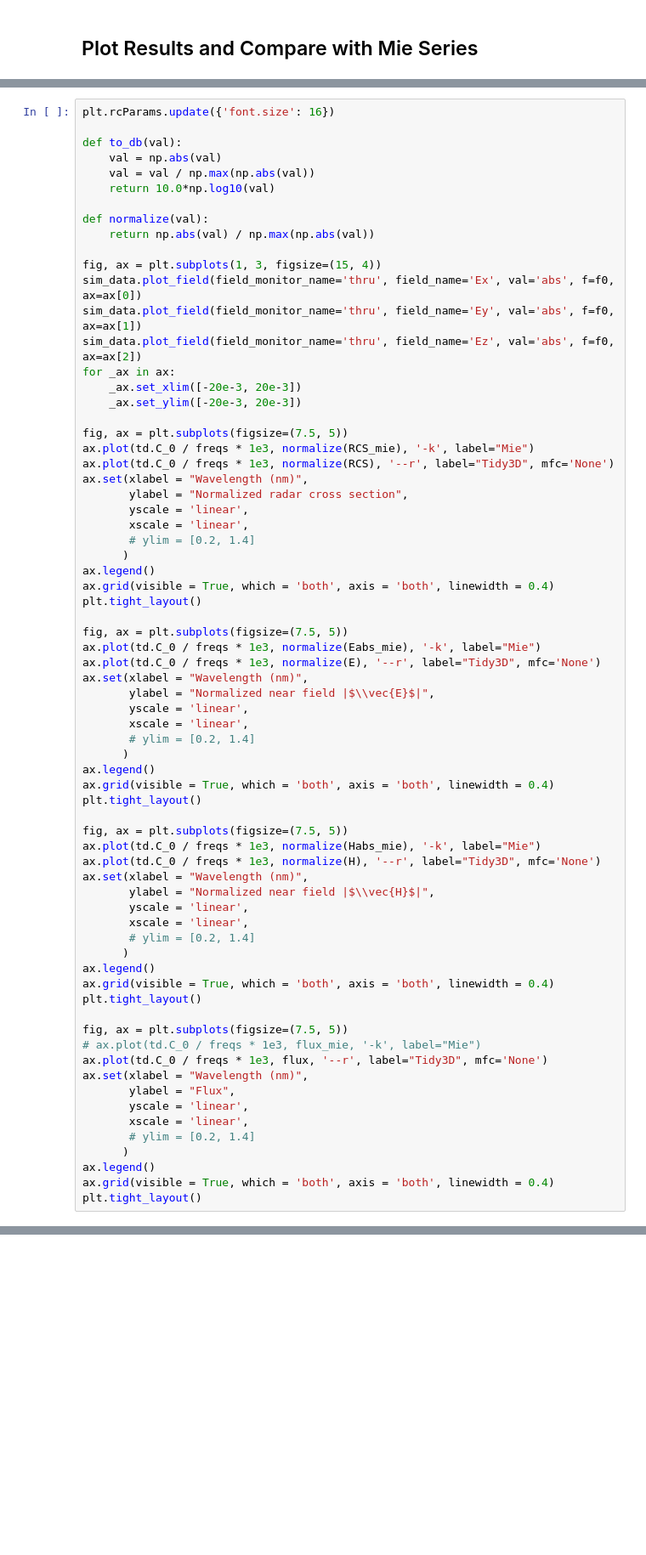
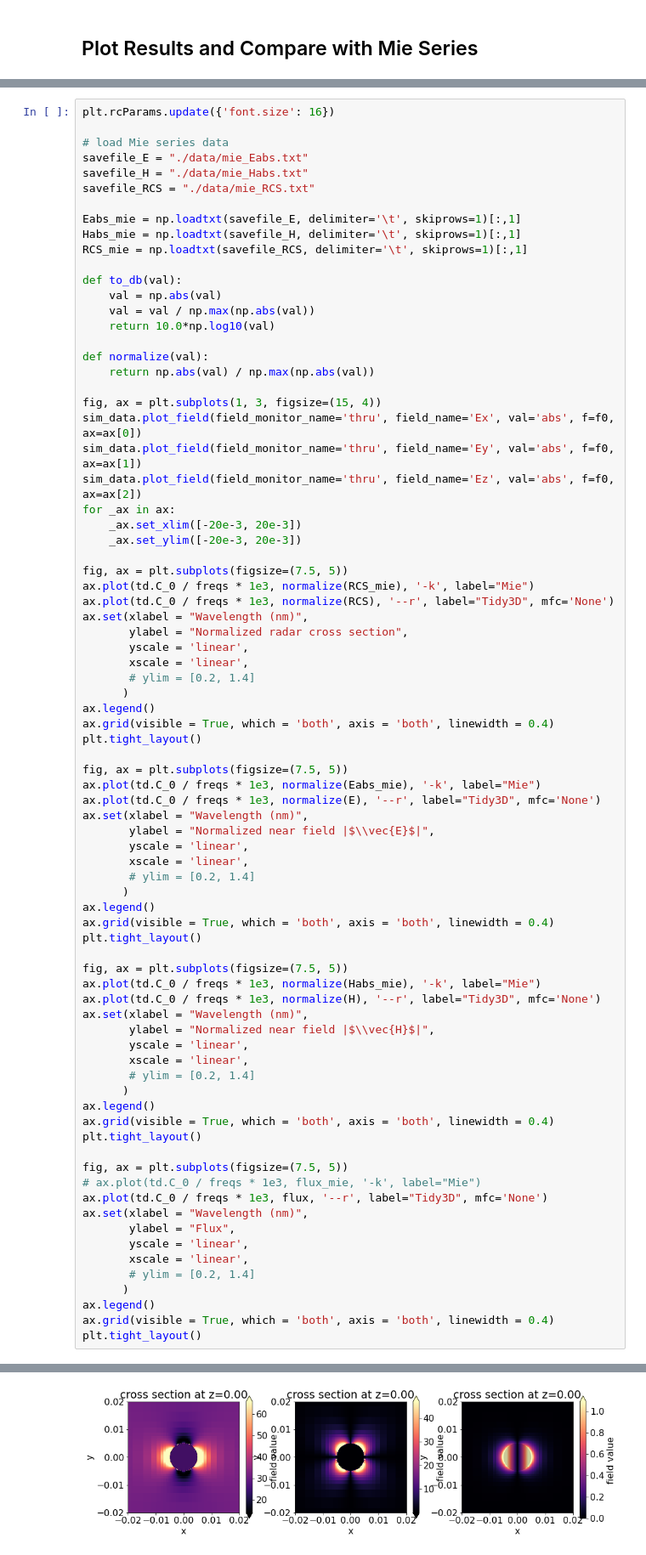
Before and after one commit to flexcompute-readthedocs/tidy3d-docs, a Jupyter notebook: docs/source/extra_examples/PlasmonicNanoparticle.ipynb, the cells around one changed output, grey strips where cells are left out. Shown at 85% size. Saved outputs shown, nothing was run; the diff lists cells and outputs as text; blank space fills up the shorter version.

Commit message:
updated plasmonic sphere notebook intro, added mie data as text files

```diff
--- a/docs/source/extra_examples/PlasmonicNanoparticle.ipynb
+++ b/docs/source/extra_examples/PlasmonicNanoparticle.ipynb
@@ -323,5 +261,14 @@ for f in freqs:
 # %%
 plt.rcParams.update({'font.size': 16})
+
+# load Mie series data
+savefile_E = "./data/mie_Eabs.txt"
+savefile_H = "./data/mie_Habs.txt"
+savefile_RCS = "./data/mie_RCS.txt"
+
+Eabs_mie = np.loadtxt(savefile_E, delimiter='\t', skiprows=1)[:,1]
+Habs_mie = np.loadtxt(savefile_H, delimiter='\t', skiprows=1)[:,1]
+RCS_mie = np.loadtxt(savefile_RCS, delimiter='\t', skiprows=1)[:,1]
 
 def to_db(val):
     val = np.abs(val)
@@ -396,0 +342 @@ plt.tight_layout()
+[figure]
```
Also changed, not shown: parts of 7 cells of this notebook, 3 other files.
